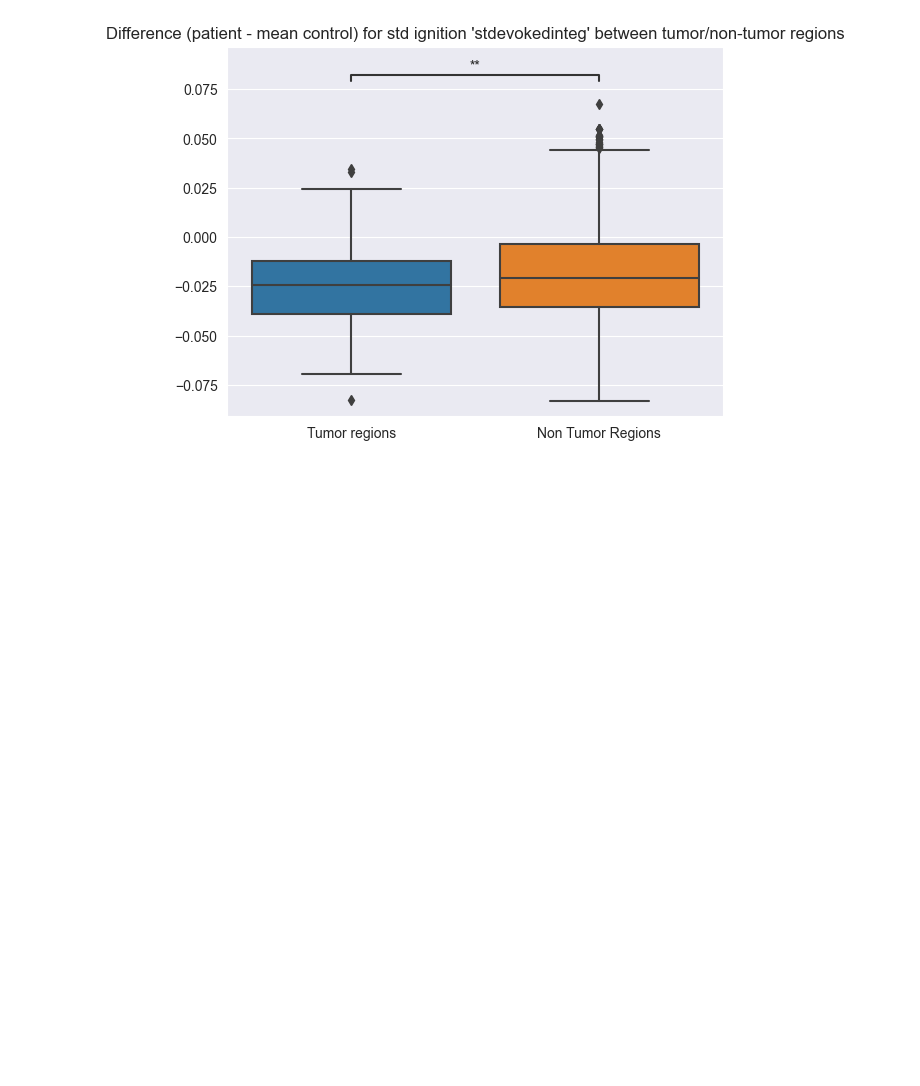
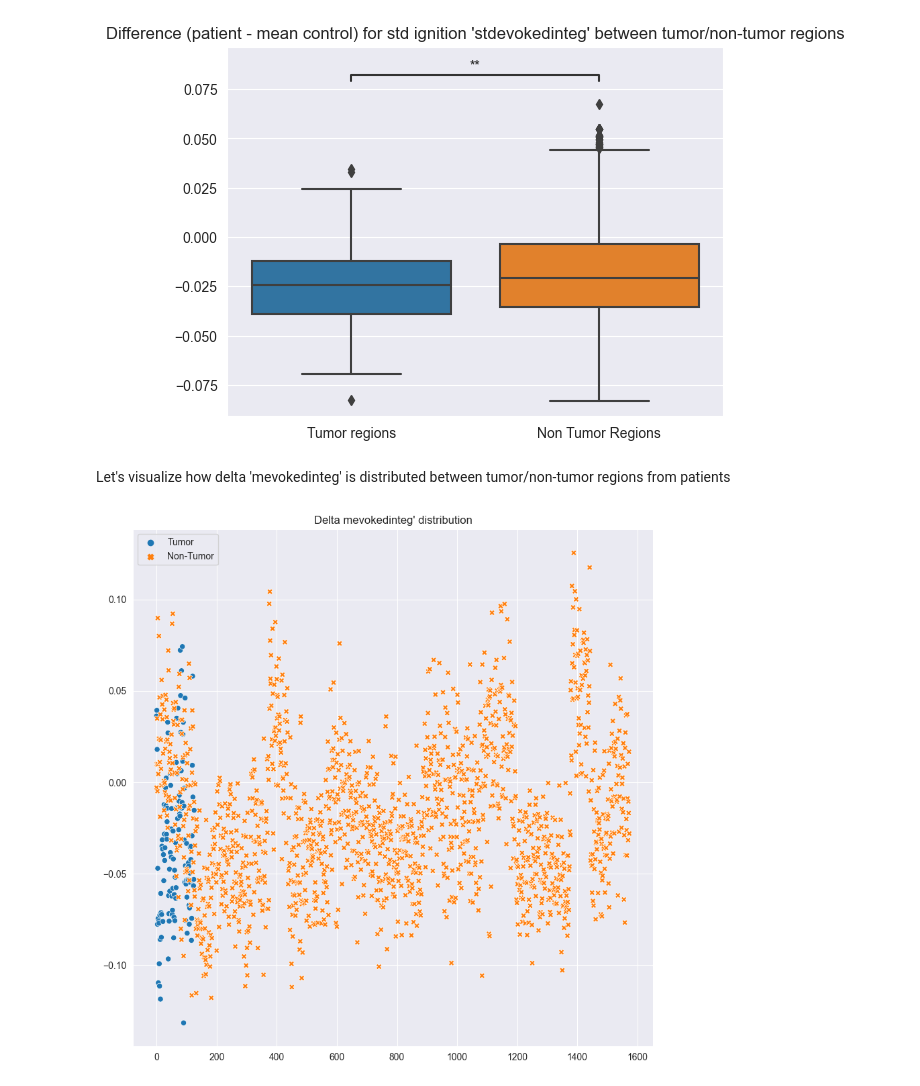
Before and after one commit to ajunca/BrainTumor, a Jupyter notebook: computations/ignition.ipynb, the cells around one changed output. Cells and saved outputs as stored; diff of their text form; code cells hidden in the pictures; blank space fills up the shorter version.

```diff
--- a/computations/ignition.ipynb
+++ b/computations/ignition.ipynb
@@ -220,3 +260,17 @@ p-value annotation legend:
 
 Tumor regions vs. Non Tumor Regions: Mann-Whitney-Wilcoxon test two-sided with Benjamini-Hochberg correction, P_val:8.769e-03 U_stat=8.526e+04
 [figure]
+# %% [markdown]
+Let's visualize how delta 'mevokedinteg' is distributed between tumor/non-tumor regions from patients
+# %%
+plt.figure(figsize=(10, 10))
+seaborn.scatterplot(
+    data={
+        'Tumor': [r['mevokedinteg'] for r in tumor_region_bin],
+        'Non-Tumor': [r['mevokedinteg'] for r in non_tumor_region_bin]
+    }
+)
+plt.title("Delta mevokedinteg' distribution")
+plt.show()
+# %% [output]
+[figure, added]
```
Also changed, not shown: parts of 7 cells of this notebook.
